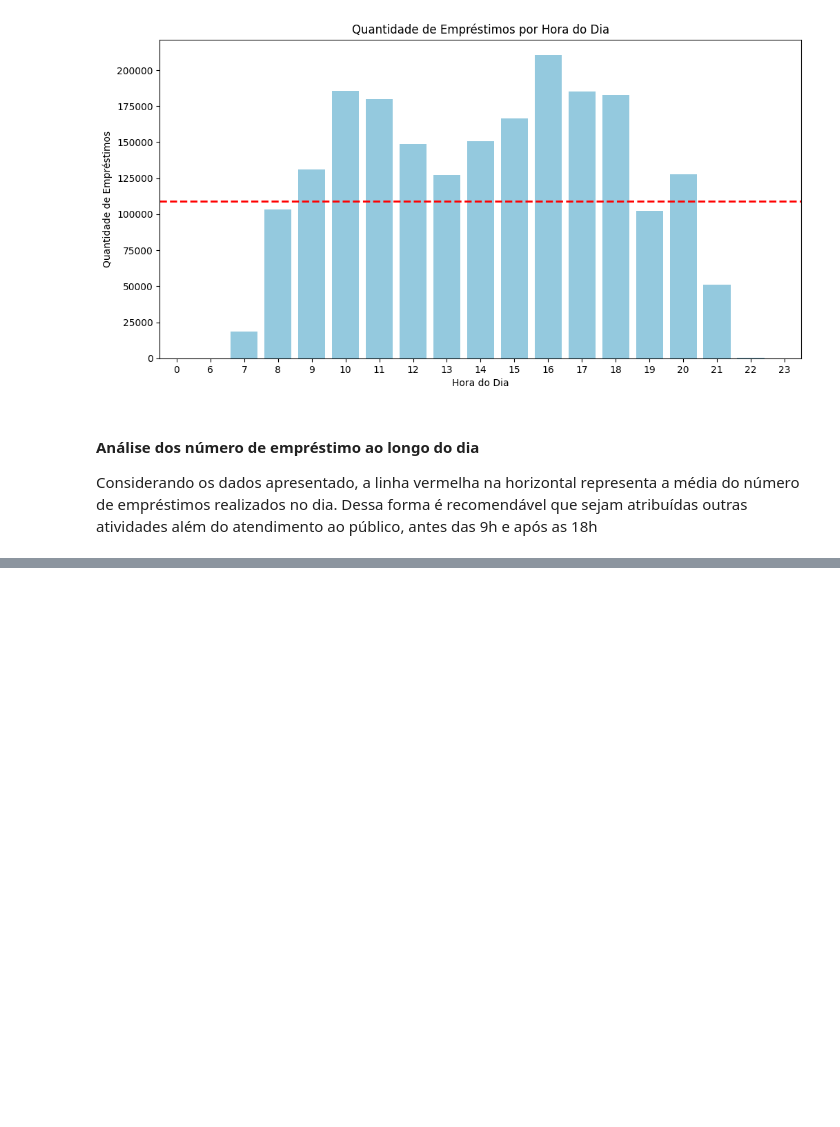
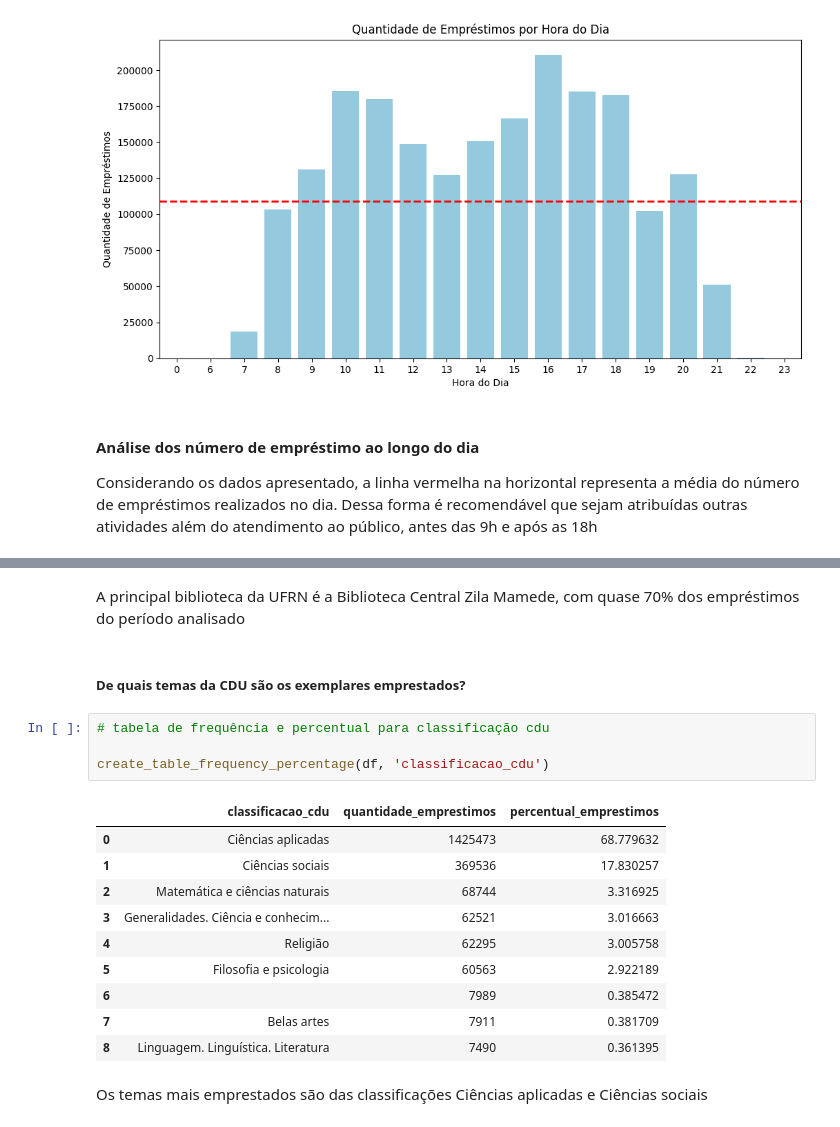
Before and after one commit to MaercioMamedes/_7DaysOfCode_Pandas, a Jupyter notebook: notebooks/analise_exploratoria.ipynb, the cells around one changed output, grey strips where cells are left out. Cells and saved outputs as stored; diff of their text form; blank space fills up the shorter version.

```diff
--- a/notebooks/analise_exploratoria.ipynb
+++ b/notebooks/analise_exploratoria.ipynb
@@ -187,0 +304,21 @@ Considerando os dados apresentado, a linha vermelha na horizontal representa a m
+# %% [markdown]
+A principal biblioteca da UFRN é a Biblioteca Central Zila Mamede, com quase 70% dos empréstimos do período analisado
+# %% [markdown]
+##### De quais temas da CDU são os exemplares emprestados?
+# %%
+# tabela de frequência e percentual para classificação cdu
+
+create_table_frequency_percentage(df, 'classificacao_cdu')
+# %% [output]
+|  | classificacao_cdu | quantidade_emprestimos | percentual_emprestimos |
+| 0 | Ciências aplicadas | 1425473 | 68.779632 |
+| 1 | Ciências sociais | 369536 | 17.830257 |
+| 2 | Matemática e ciências naturais | 68744 | 3.316925 |
+| 3 | Generalidades. Ciência e conhecim... | 62521 | 3.016663 |
+| 4 | Religião | 62295 | 3.005758 |
+| 5 | Filosofia e psicologia | 60563 | 2.922189 |
+| 6 |  | 7989 | 0.385472 |
+| 7 | Belas artes | 7911 | 0.381709 |
+| 8 | Linguagem. Linguística. Literatura | 7490 | 0.361395 |
+# %% [markdown]
+Os temas mais emprestados são das classificações Ciências aplicadas e Ciências sociais
```
Also changed, not shown: parts of 13 cells of this notebook.
